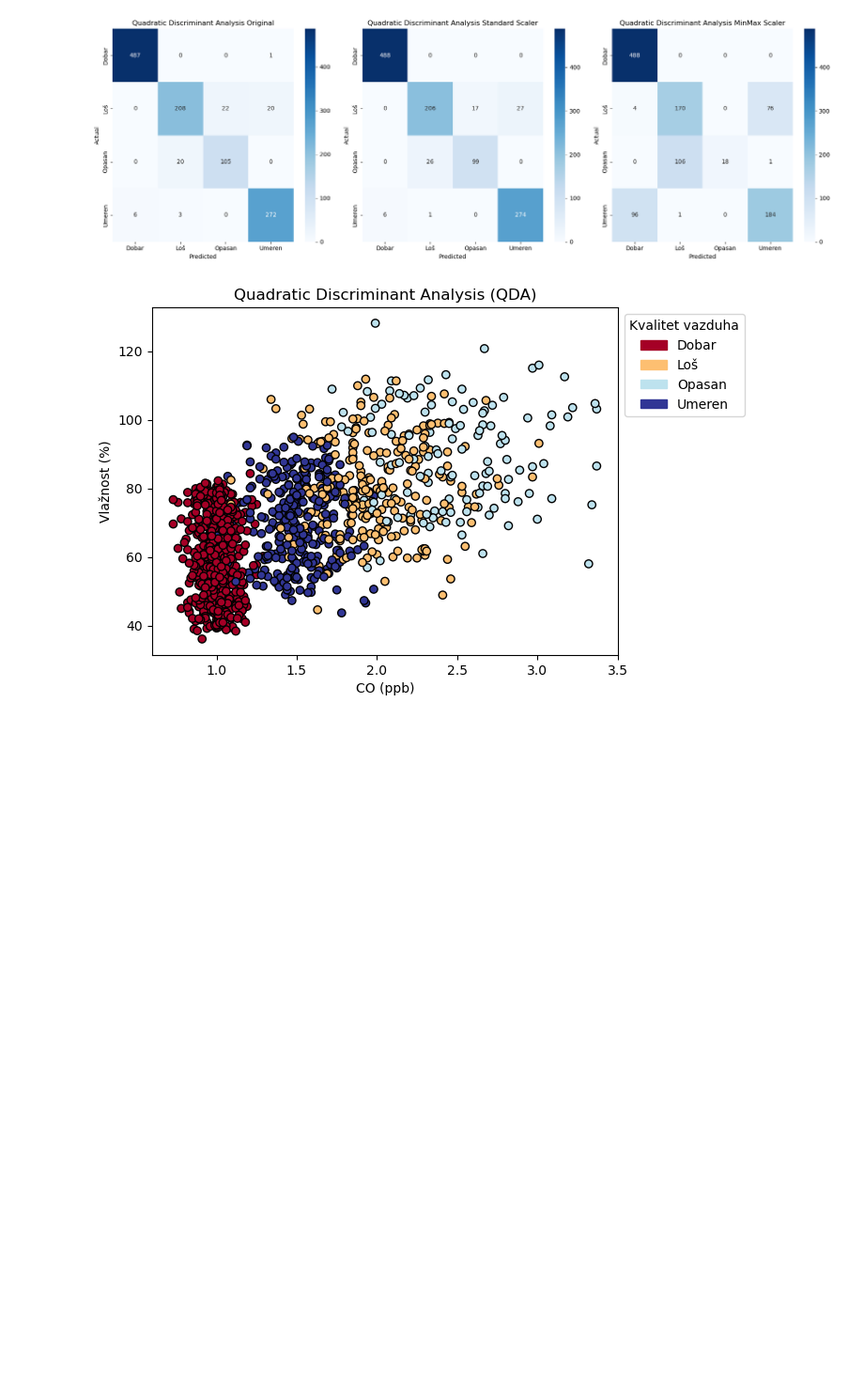
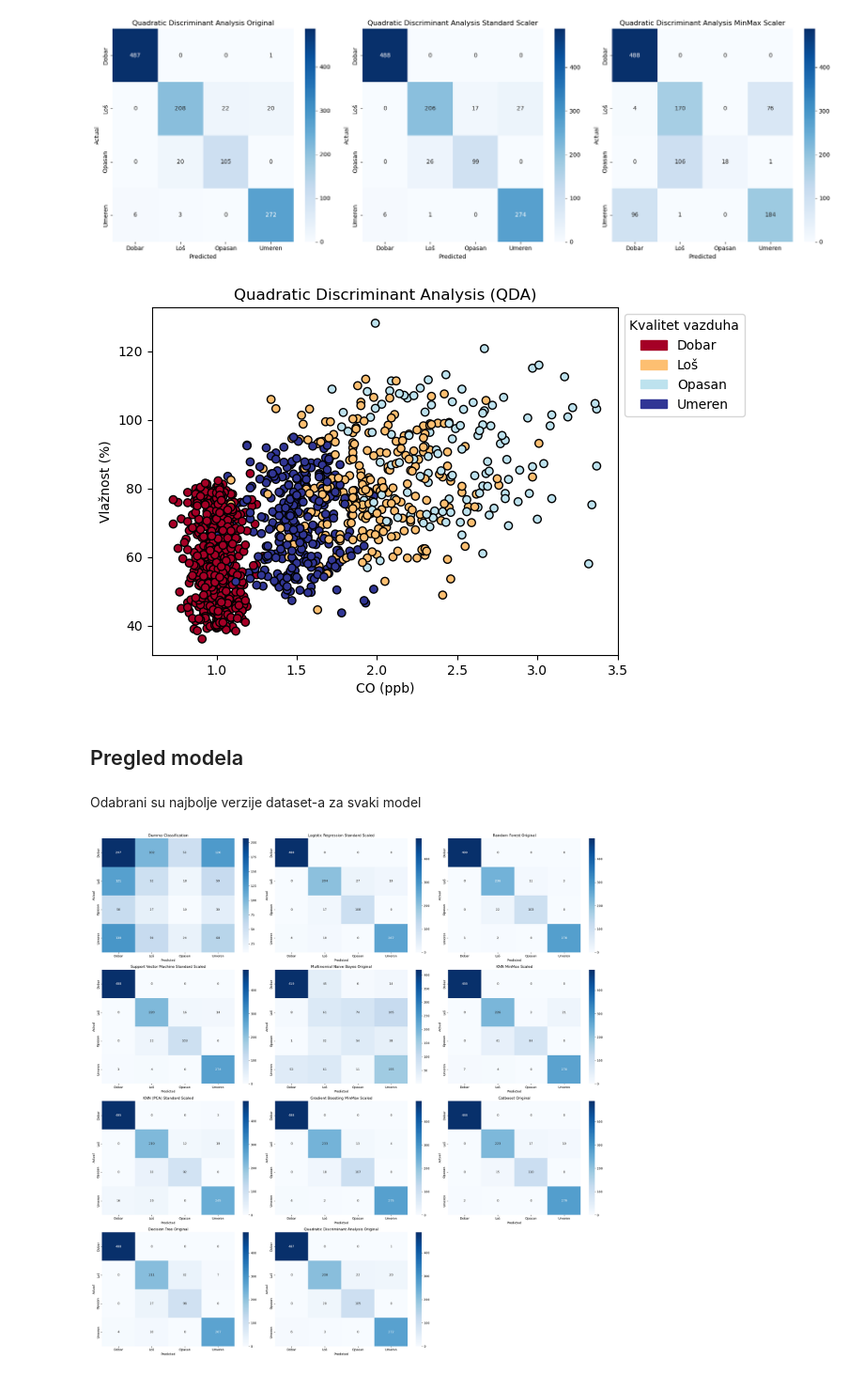
Before and after one commit to markoandjel/MachineLearning, a Jupyter notebook: Projekat I/projekat1.ipynb, the cells around one changed output. Shown at 94% size. Cells and saved outputs as stored; diff of their text form; code cells hidden in the pictures; blank space fills up the shorter version.

```diff
--- a/Projekat I/projekat1.ipynb
+++ b/Projekat I/projekat1.ipynb
@@ -337,7 +337,7 @@ from sklearn.linear_model import LogisticRegression
 from sklearn.metrics import classification_report
 
 reports_lg = []
-conf_matrixs_lg = []
+conf_matrixs_lr = []
 for name, dataset in datasets:
     features = dataset.drop('Kvalitet_Vazduha', axis=1)
     target = df['Kvalitet_Vazduha']
@@ -348,7 +348,7 @@ for name, dataset in datasets:
 
     report = createTableReport(classification_report(target_test, target_pred, target_names=encoder.classes_, output_dict=True))
     conf_matrix = createConfusionMatrix(target_test, target_pred,show_plot=False)
-    conf_matrixs_lg.append((name,conf_matrix))
+    conf_matrixs_lr.append((name,conf_matrix))
     reports_lg.append(report)
 # %%
 showReports(dfs=reports_lg,titles=['Original','Standard Scaled', 'MinMax Scaled'])
@@ -386,13 +386,13 @@ axes = axes.flatten()
 
 titles = ["Logistic Regression Original", "Logistic Regression Standard Scaler", "Logistic Regression MinMax Scaler"]
 
-for idx, (title, (_, conf_matrix)) in enumerate(zip(titles, conf_matrixs_lg)):
+for idx, (title, (_, conf_matrix)) in enumerate(zip(titles, conf_matrixs_lr)):
     seaborn.heatmap(conf_matrix, annot=True, cbar=True, fmt='d', cmap='Blues', ax=axes[idx])
     axes[idx].set_title(title)
     axes[idx].set_xlabel('Predicted')
     axes[idx].set_ylabel('Actual')
 
-for j in range(len(conf_matrixs_lg), len(axes)):
+for j in range(len(conf_matrixs_lr), len(axes)):
     axes[j].axis('off')
 
 plt.tight_layout()
@@ -1183,3 +1183,41 @@ plt.legend(handles=handles, title="Kvalitet vazduha", bbox_to_anchor=(1, 1), loc
 plt.show()
 # %% [output]
 [figure]
+# %% [markdown]
+## Pregled modela
+# %% [markdown]
+Odabrani su najbolje verzije dataset-a za svaki model
+# %%
+conf_matrixs = {
+    "Dummy Classification": conf_matrix_dummy,
+    "Logistic Regression Standard Scaled": conf_matrixs_lr[1][1],
+    "Random Forest Original": conf_matrixs_rf[0][1],
+    "Support Vector Machine Standard Scaled": conf_matrixs_svm[1][1],
+    "Multinomial Naive Bayes Original": conf_matrixs_mnb[0][1],
+    "KNN MinMax Scaled": conf_matrixs_knn[2][1],
+    "KNN (PCA) Standard Scaled": conf_matrixs_knn_pca[1][1],
+    "Gradient Boosting MinMax Scaled": conf_matrixs_gb[2][1],
+    "Catboost Original": conf_matrixs_catboost[0][1],
+    "Decision Tree Original": conf_matrixs_dt[0][1],
+    "Quadratic Discriminant Analysis Original": conf_matrixs_qda[0][1],
+}
+# %%
+n = len(conf_matrixs)
+cols = 3
+rows = int(np.ceil(n / cols))
+fig, axes = plt.subplots(rows, cols, figsize=(cols * 8, rows * 6))
+axes = axes.flatten()
+
+for idx, (model_name, conf) in enumerate(conf_matrixs.items()):
+    seaborn.heatmap(conf, annot=True, cbar=True, fmt='d', cmap='Blues', ax=axes[idx])
+    axes[idx].set_title(model_name)
+    axes[idx].set_xlabel('Predicted')
+    axes[idx].set_ylabel('Actual')
+
+for j in range(n, len(axes)):
+    axes[j].axis('off')
+
+plt.tight_layout()
+plt.show()
+# %% [output]
+[figure, added]
```
Also changed, not shown: parts of 39 cells of this notebook, 6 other files.
